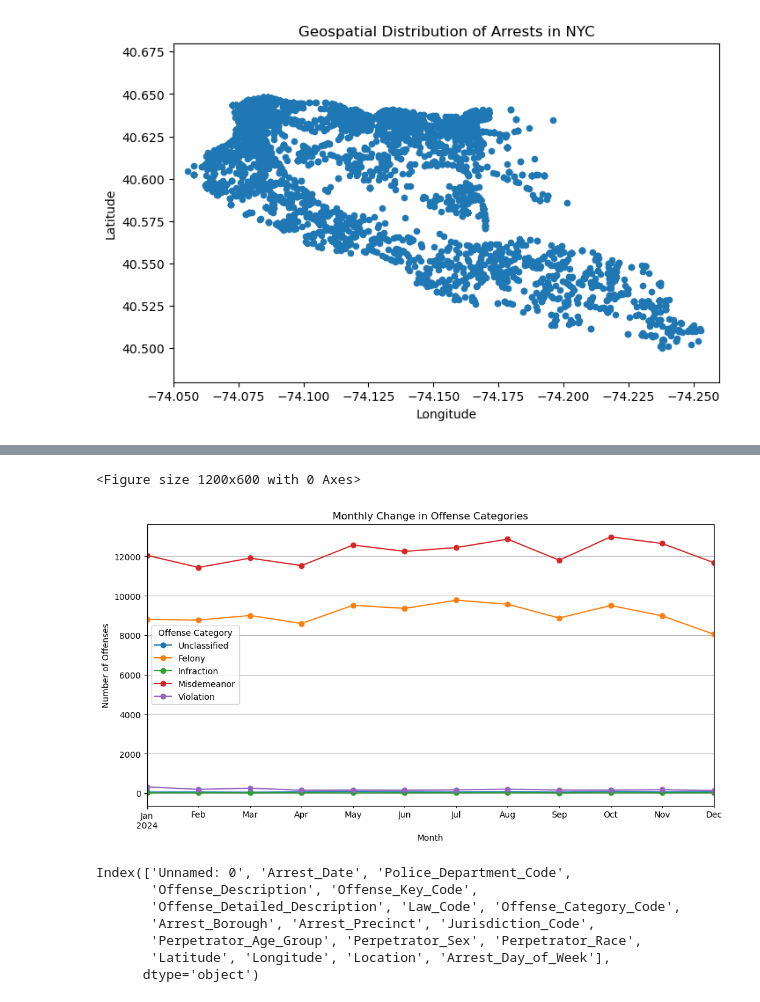
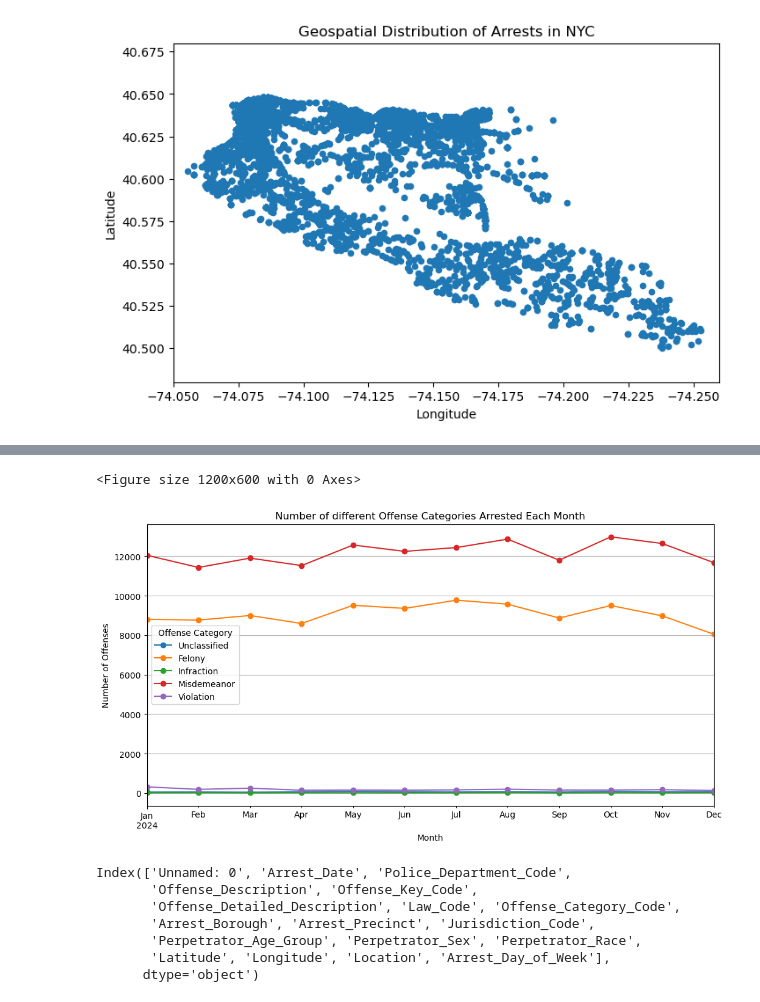
Before and after one commit to abhinna1/CSE4-587-Data-Intensive-Computing, a Jupyter notebook: src/EDA.ipynb, the cells around one changed output, grey strips where cells are left out. Drawn from its saved outputs; the diff is of its cells as text; code cells hidden in the pictures.

```diff
--- a/src/EDA.ipynb
+++ b/src/EDA.ipynb
@@ -174,35 +174,35 @@ dtype: object
 # %%
 # Category mapping
 category_map = {
     'F': 'Felony',
     'M': 'Misdemeanor',
     '9': 'Unclassified',
     'V': 'Violation',
     'I': 'Infraction'
 }
 
 monthly = nypd_arrest.groupby(
     [
         nypd_arrest['Arrest_Date'].dt.to_period('M'),
          'Offense_Category_Code'
     ]
 )
 monthly = monthly.size().unstack()
 monthly_counts = nypd_arrest.groupby([nypd_arrest['Arrest_Date'].dt.to_period('M'), 'Offense_Category_Code']).size().unstack()
 monthly_counts = monthly_counts.rename(columns=category_map)
 
 plt.figure(figsize=(12, 6))
 monthly_counts.plot(kind='line', marker='o', figsize=(12, 6))
 
-plt.title('Monthly Change in Offense Categories')
+plt.title('Number of different Offense Categories Arrested Each Month')
 plt.xlabel('Month')
 plt.ylabel('Number of Offenses')
 plt.legend(title='Offense Category')
 plt.grid(True)
 plt.show()
 # %% [output]
 <Figure size 1200x600 with 0 Axes>
-[figure, old version]
+[figure, new version]
 # %%
 nypd_arrest.columns
 # %% [output]
```
Also changed, not shown: parts of 2 cells of this notebook, 3 other files.
